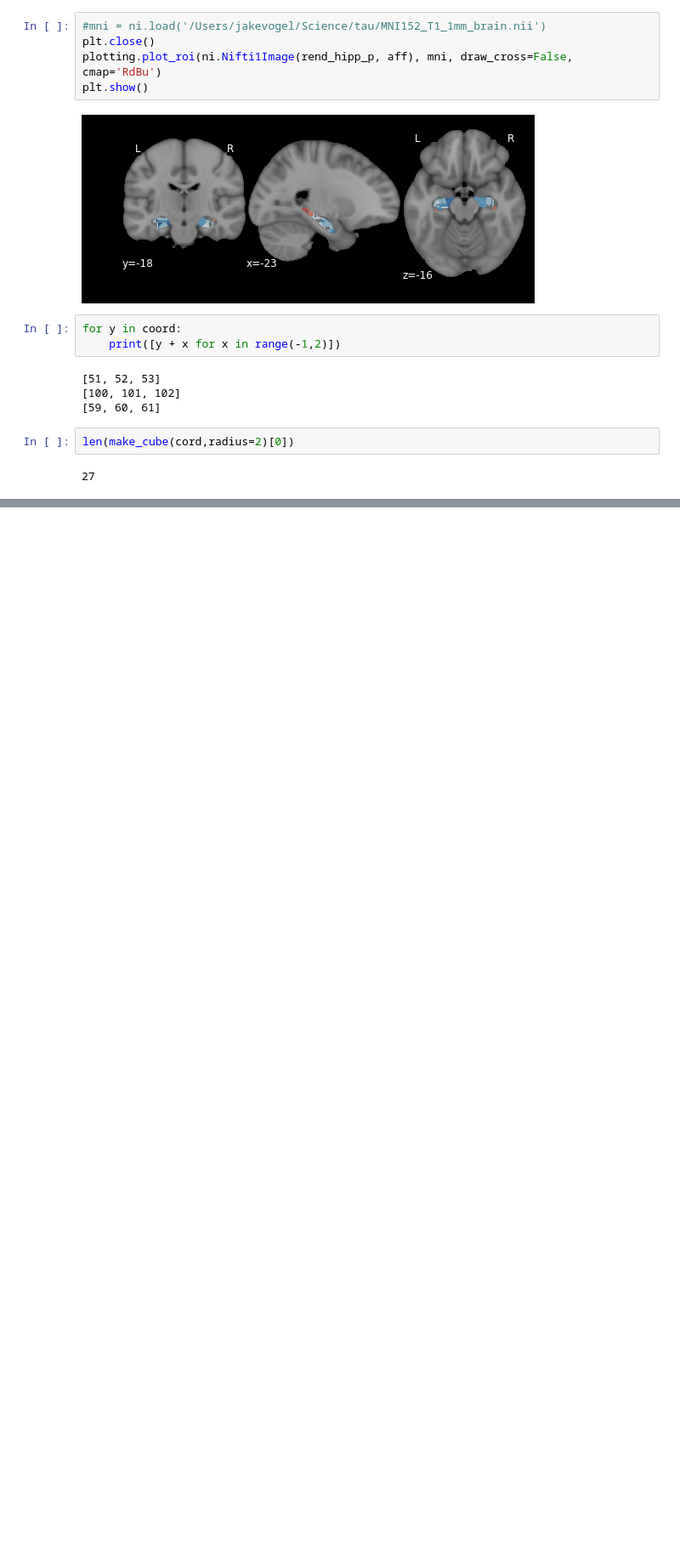
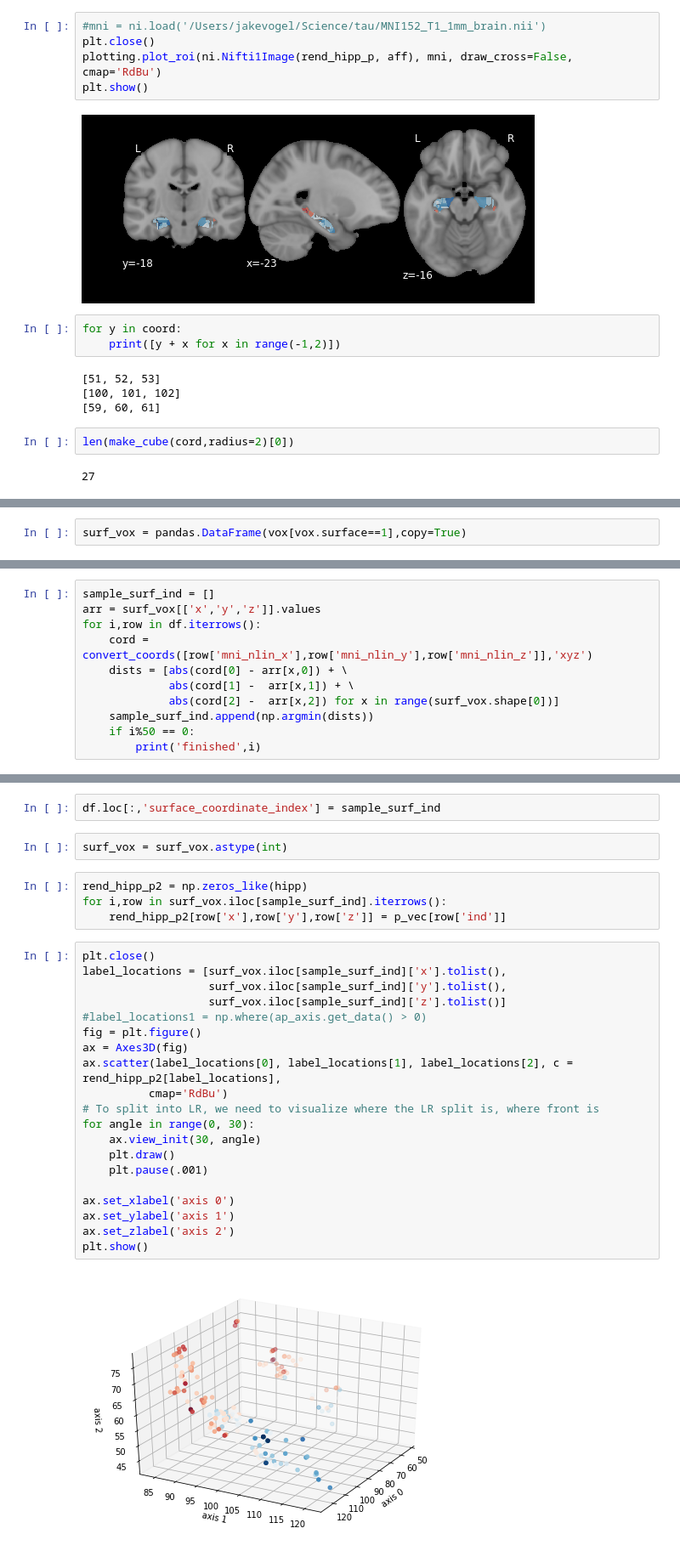
Before and after one commit to illdopejake/hack_projects, a Jupyter notebook: A-P_axis_updated_coords.ipynb, the cells around one changed output, grey strips where cells are left out. Shown at 85% size. Drawn from its saved outputs; the diff is of its cells as text; blank space fills up the shorter version.

```diff
--- a/A-P_axis_updated_coords.ipynb
+++ b/A-P_axis_updated_coords.ipynb
@@ -2394,0 +2412,2 @@ for c in range(len(hcoods[0])):
+# %%
+surf_vox = pandas.DataFrame(vox[vox.surface==1],copy=True)
@@ -2394,0 +2427,11 @@ for c in range(len(hcoods[0])):
+# %%
+sample_surf_ind = []
+arr = surf_vox[['x','y','z']].values
+for i,row in df.iterrows():
+    cord = convert_coords([row['mni_nlin_x'],row['mni_nlin_y'],row['mni_nlin_z']],'xyz')
+    dists = [abs(cord[0] - arr[x,0]) + \
+             abs(cord[1] -  arr[x,1]) + \
+             abs(cord[2] -  arr[x,2]) for x in range(surf_vox.shape[0])]
+    sample_surf_ind.append(np.argmin(dists))
+    if i%50 == 0:
+        print('finished',i)
@@ -2394,0 +2444,30 @@ for c in range(len(hcoods[0])):
+# %%
+df.loc[:,'surface_coordinate_index'] = sample_surf_ind
+# %%
+surf_vox = surf_vox.astype(int)
+# %%
+rend_hipp_p2 = np.zeros_like(hipp)
+for i,row in surf_vox.iloc[sample_surf_ind].iterrows():
+    rend_hipp_p2[row['x'],row['y'],row['z']] = p_vec[row['ind']]
+# %%
+plt.close()
+label_locations = [surf_vox.iloc[sample_surf_ind]['x'].tolist(),
+                   surf_vox.iloc[sample_surf_ind]['y'].tolist(),
+                   surf_vox.iloc[sample_surf_ind]['z'].tolist()]
+#label_locations1 = np.where(ap_axis.get_data() > 0)
+fig = plt.figure()
+ax = Axes3D(fig)
+ax.scatter(label_locations[0], label_locations[1], label_locations[2], c = rend_hipp_p2[label_locations],
+          cmap='RdBu')
+# To split into LR, we need to visualize where the LR split is, where front is
+for angle in range(0, 30):
+    ax.view_init(30, angle)
+    plt.draw()
+    plt.pause(.001)
+
+ax.set_xlabel('axis 0')
+ax.set_ylabel('axis 1')
+ax.set_zlabel('axis 2')
+plt.show()
+# %% [output]
+[figure, added]
```
Also changed, not shown: parts of 28 cells of this notebook.
